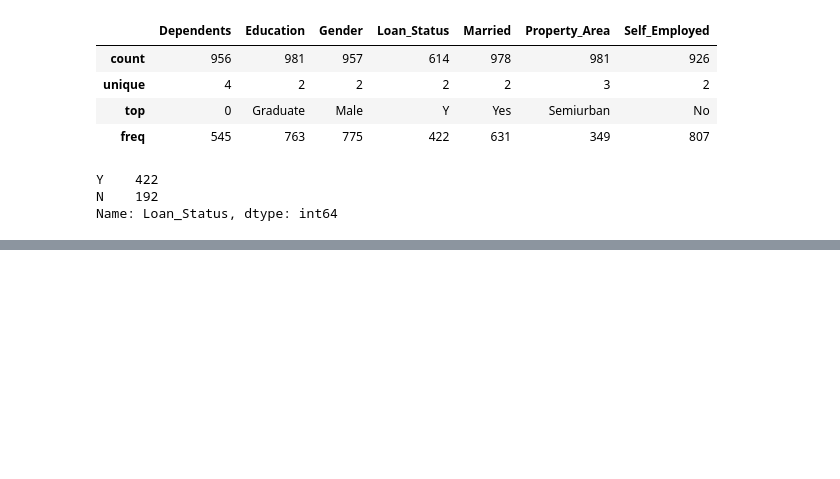
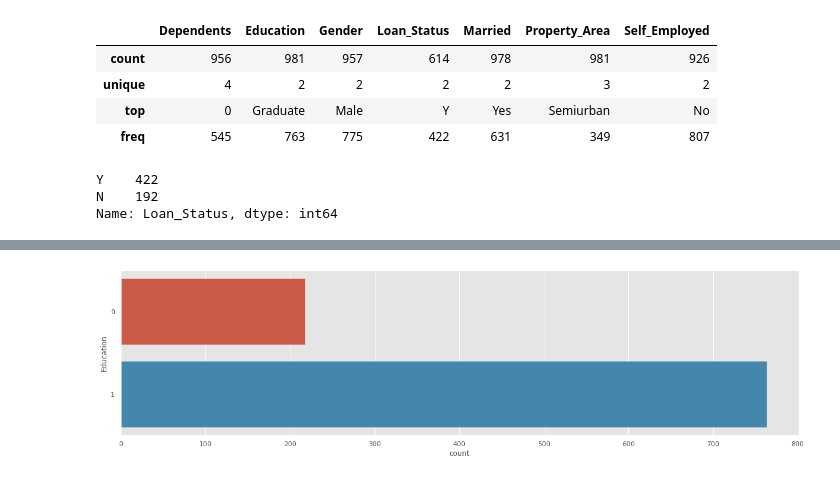
Before and after one commit to NilSagor/loan-pred, a Jupyter notebook: loan_predict.ipynb, the cells around one changed output, grey strips where cells are left out. Cells and saved outputs as stored; diff of their text form; code cells hidden in the pictures; blank space fills up the shorter version.

```diff
--- a/loan_predict.ipynb
+++ b/loan_predict.ipynb
@@ -168,0 +233,11 @@ data_raw.loc[data_raw['Loan_Status'] == 'N', 'Loan_Status'] = 0
+# %%
+data_raw.loc[data_raw['Education'] == 'Graduate', 'Education'] = 1
+data_raw.loc[data_raw['Education'] == 'Not Graduate', 'Education'] = 0
+
+data_bin['Education'] = data_raw['Education']
+data_con['Education'] = data_raw['Education']
+
+fig = plt.figure(figsize = (20,  5))
+sns.countplot(y = "Education", data = data_bin);
+# %% [output]
+[figure, added]
```
Also changed, not shown: parts of 23 cells of this notebook.
